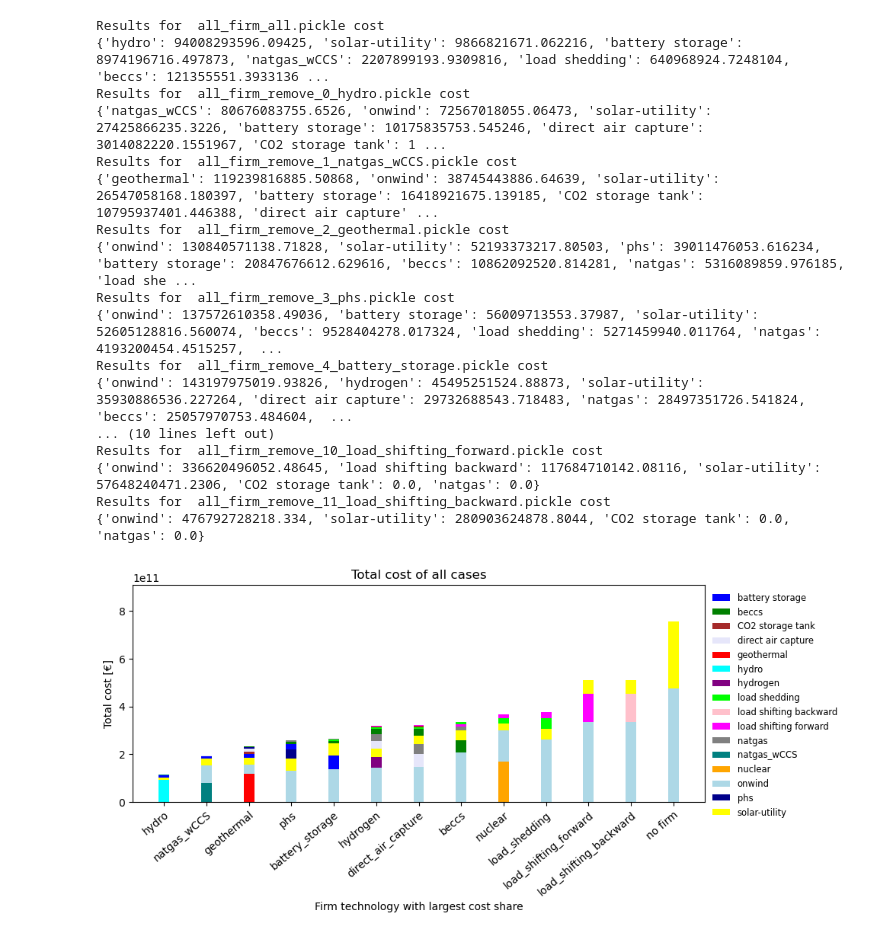
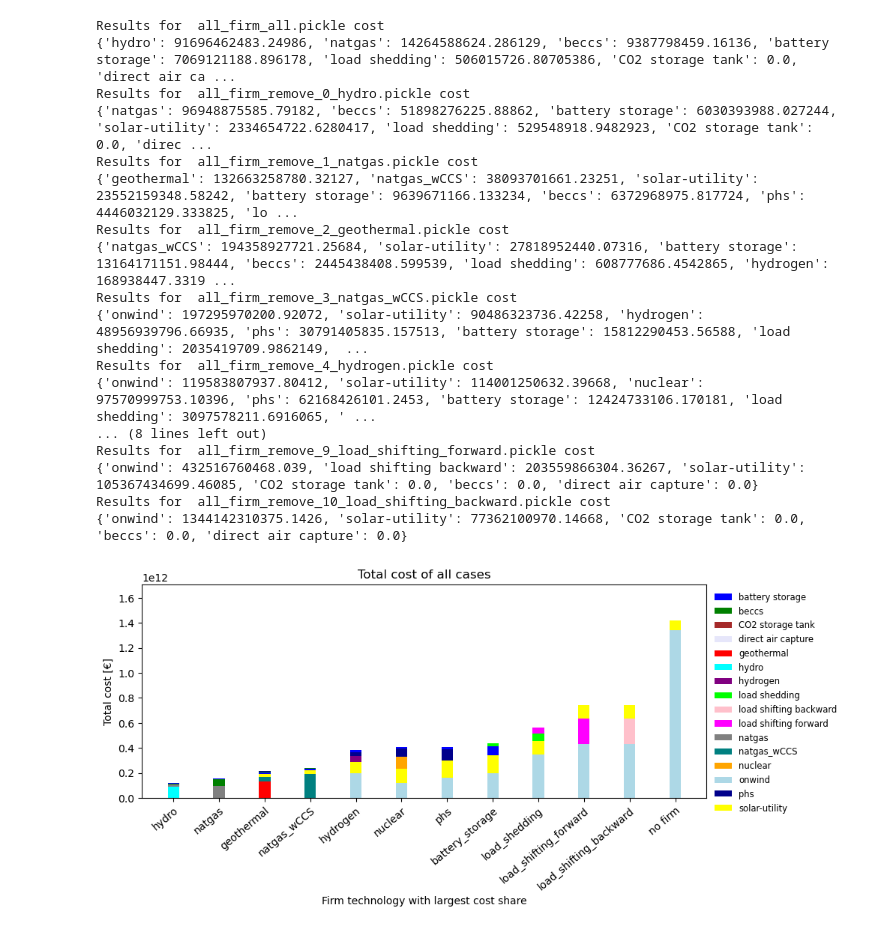
Before and after one commit to carnegie/clab_all_firm, a Jupyter notebook: plot_results.ipynb, the cells around one changed output. Cells and saved outputs as stored; diff of their text form; code cells hidden in the pictures.

```diff
--- a/plot_results.ipynb
+++ b/plot_results.ipynb
@@ -59,7 +59,7 @@ def plot_results(results_dir, color_dict, poi):
 
     # Plot labels
     ax.set_xlabel('Firm technology with largest cost share')
-    ax.set_ylabel('Total {0} [{1}]'.format(poi, '€' if poi == 'cost' else 'MW (/tCo2)'))
+    ax.set_ylabel('Total {0} [{1}]'.format(poi, '€' if poi == 'cost' else 'MW (or tCo2 for CO2 storage)'))
     ax.set_title('Total {0} of all cases'.format(poi))
     # Avoid x label overlap with x ticks by rotating, center upper end of label with tick
     plt.setp(ax.get_xticklabels(), rotation=40, ha='right', rotation_mode='anchor')
@@ -70,37 +70,37 @@ def plot_results(results_dir, color_dict, poi):
     ax.set_ylim(0, 1.2*max_result)
 
     # Save plot
-    fig.savefig('output_data/total_{0}.png'.format(poi))
+    fig.savefig('output_data/total_{0}_cc.png'.format(poi))
     plt.show()
 # %%
 # Results directory
-results_dir = 'output_data/all_firm_case'
+results_dir = 'output_data/all_firm_case_currency_converted'
 
 # Get color map
 all_comp = read_component_results(results_dir, 'all_firm_all.pickle').index
 color_dict = get_colors(sorted(all_comp, key=lambda x: x.lower()))
 
 
 # Plot
 plot_results(results_dir, color_dict, 'cost')
 plot_results(results_dir, color_dict, 'capacity')
 # %% [output]
 Results for  all_firm_all.pickle cost
-{'hydro': 94008293596.09425, 'solar-utility': 9866821671.062216, 'battery storage': 8974196716.497873, 'natgas_wCCS': 2207899193.9309816, 'load shedding': 640968924.7248104, 'beccs': 121355551.3933136 ...
+{'hydro': 91696462483.24986, 'natgas': 14264588624.286129, 'beccs': 9387798459.16136, 'battery storage': 7069121188.896178, 'load shedding': 506015726.80705386, 'CO2 storage tank': 0.0, 'direct air ca ...
 Results for  all_firm_remove_0_hydro.pickle cost
-{'natgas_wCCS': 80676083755.6526, 'onwind': 72567018055.06473, 'solar-utility': 27425866235.3226, 'battery storage': 10175835753.545246, 'direct air capture': 3014082220.1551967, 'CO2 storage tank': 1 ...
-Results for  all_firm_remove_1_natgas_wCCS.pickle cost
-{'geothermal': 119239816885.50868, 'onwind': 38745443886.64639, 'solar-utility': 26547058168.180397, 'battery storage': 16418921675.139185, 'CO2 storage tank': 10795937401.446388, 'direct air capture' ...
+{'natgas': 96948875585.79182, 'beccs': 51898276225.88862, 'battery storage': 6030393988.027244, 'solar-utility': 2334654722.6280417, 'load shedding': 529548918.9482923, 'CO2 storage tank': 0.0, 'direc ...
+Results for  all_firm_remove_1_natgas.pickle cost
+{'geothermal': 132663258780.32127, 'natgas_wCCS': 38093701661.23251, 'solar-utility': 23552159348.58242, 'battery storage': 9639671166.133234, 'beccs': 6372968975.817724, 'phs': 4446032129.333825, 'lo ...
 Results for  all_firm_remove_2_geothermal.pickle cost
-{'onwind': 130840571138.71828, 'solar-utility': 52193373217.80503, 'phs': 39011476053.616234, 'battery storage': 20847676612.629616, 'beccs': 10862092520.814281, 'natgas': 5316089859.976185, 'load she ...
-Results for  all_firm_remove_3_phs.pickle cost
-{'onwind': 137572610358.49036, 'battery storage': 56009713553.37987, 'solar-utility': 52605128816.560074, 'beccs': 9528404278.017324, 'load shedding': 5271459940.011764, 'natgas': 4193200454.4515257,  ...
-Results for  all_firm_remove_4_battery_storage.pickle cost
-{'onwind': 143197975019.93826, 'hydrogen': 45495251524.88873, 'solar-utility': 35930886536.227264, 'direct air capture': 29732688543.718483, 'natgas': 28497351726.541824, 'beccs': 25057970753.484604,  ...
-... (10 lines left out)
-Results for  all_firm_remove_10_load_shifting_forward.pickle cost
-{'onwind': 336620496052.48645, 'load shifting backward': 117684710142.08116, 'solar-utility': 57648240471.2306, 'CO2 storage tank': 0.0, 'natgas': 0.0}
-Results for  all_firm_remove_11_load_shifting_backward.pickle cost
-{'onwind': 476792728218.334, 'solar-utility': 280903624878.8044, 'CO2 storage tank': 0.0, 'natgas': 0.0}
+{'natgas_wCCS': 194358927721.25684, 'solar-utility': 27818952440.07316, 'battery storage': 13164171151.98444, 'beccs': 2445438408.599539, 'load shedding': 608777686.4542865, 'hydrogen': 168938447.3319 ...
+Results for  all_firm_remove_3_natgas_wCCS.pickle cost
+{'onwind': 197295970200.92072, 'solar-utility': 90486323736.42258, 'hydrogen': 48956939796.66935, 'phs': 30791405835.157513, 'battery storage': 15812290453.56588, 'load shedding': 2035419709.9862149,  ...
+Results for  all_firm_remove_4_hydrogen.pickle cost
+{'onwind': 119583807937.80412, 'solar-utility': 114001250632.39668, 'nuclear': 97570999753.10396, 'phs': 62168426101.2453, 'battery storage': 12424733106.170181, 'load shedding': 3097578211.6916065, ' ...
+... (8 lines left out)
+Results for  all_firm_remove_9_load_shifting_forward.pickle cost
+{'onwind': 432516760468.039, 'load shifting backward': 203559866304.36267, 'solar-utility': 105367434699.46085, 'CO2 storage tank': 0.0, 'beccs': 0.0, 'direct air capture': 0.0}
+Results for  all_firm_remove_10_load_shifting_backward.pickle cost
+{'onwind': 1344142310375.1426, 'solar-utility': 77362100970.14668, 'CO2 storage tank': 0.0, 'beccs': 0.0, 'direct air capture': 0.0}
-[figure, old version]
+[figure, new version]
 Results for  all_firm_all.pickle capacity
```
Also changed, not shown: parts of 1 cell of this notebook, 2 other files.
